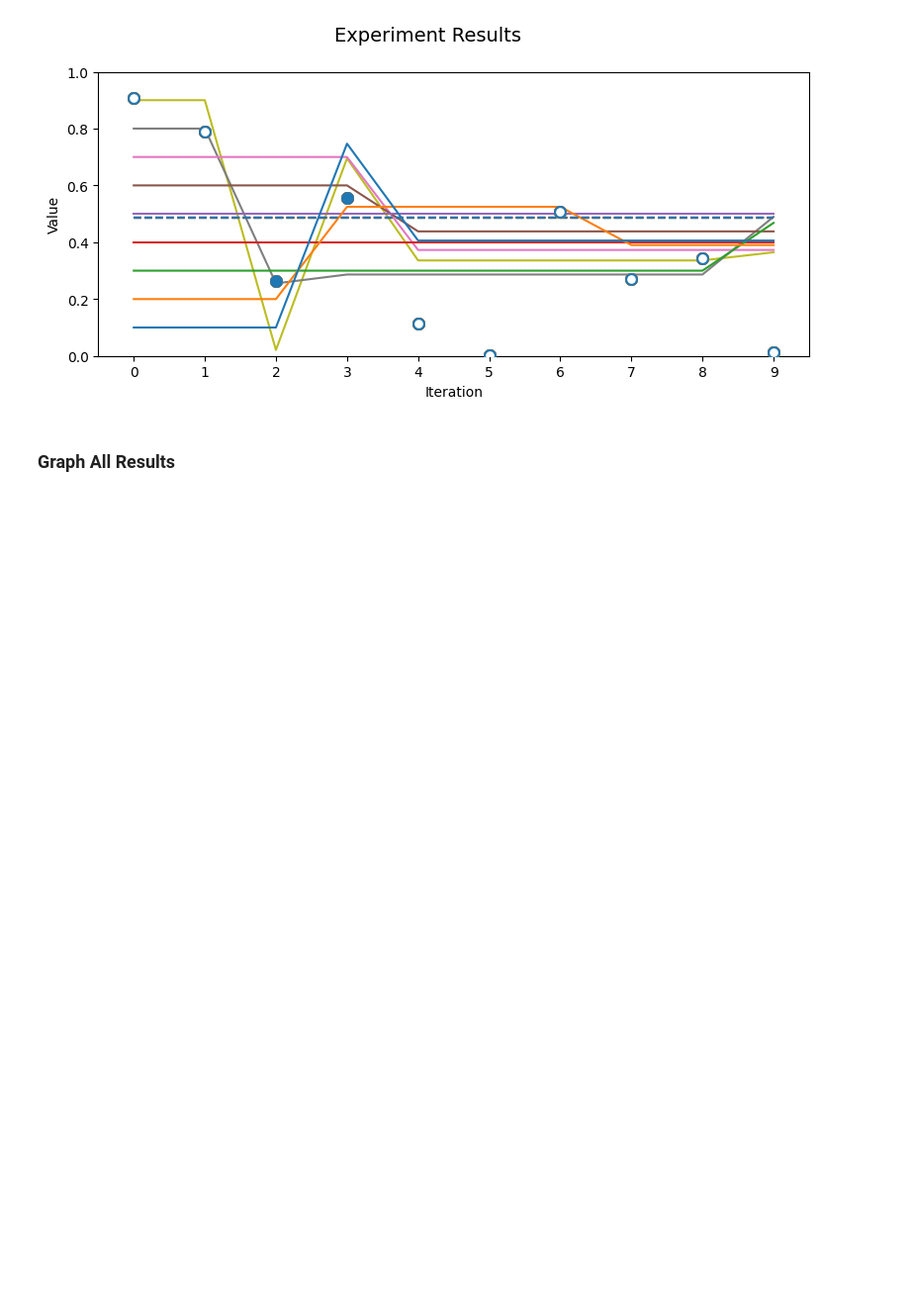
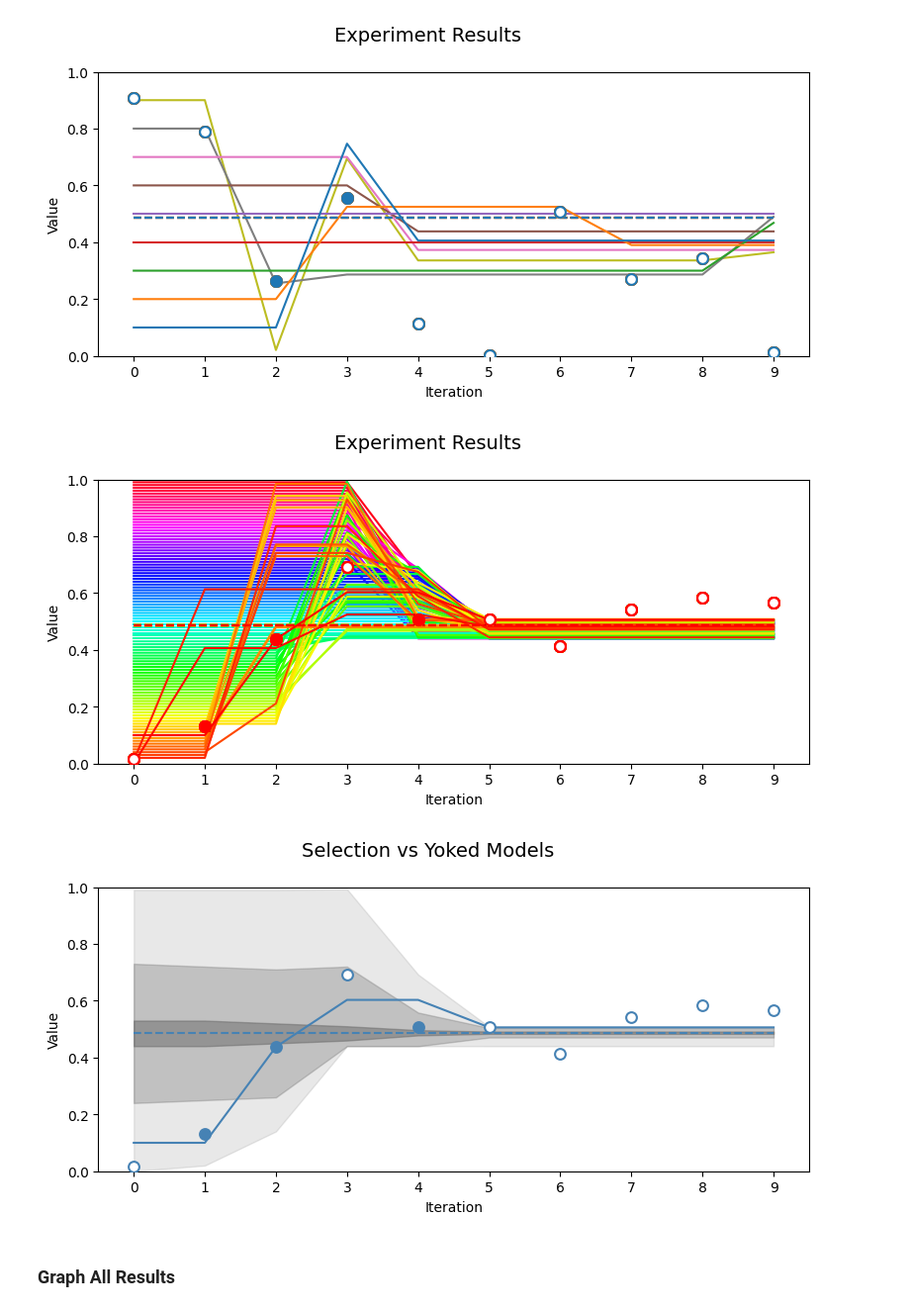
Before and after one commit to rhit-mierowir/SequentialHypothesisTestingModel, a Jupyter notebook: src/run_model.ipynb, the cells around one changed output. Shown at 99% size. Cells and saved outputs as stored; diff of their text form; code cells hidden in the pictures; blank space fills up the shorter version.

```diff
--- a/src/run_model.ipynb
+++ b/src/run_model.ipynb
@@ -526,6 +615,39 @@ results = run_experiment(
 plot_experiment_results(results, vertical=False, shared=True)
 # %% [output]
 [figure]
+# %%
+models = [
+    ReplaceWhenWrong_HypothesisBank(
+        history=(_hst:=HistoryManager(max_memory_length=None)),
+        updater= UpdateConsistantWithData(data_list=_hst),
+        selector=HypothesisOffset_StimulusSelector(sampling_bias=0.1),
+        initial_hypothesis= Hypothesis(category_boundary=h)
+    )
+    for h in [0.1] + [r/100 for r in range(0,100,1)]
+]
+# models = [
+#     ReplaceWhenWrong_HypothesisBank(
+#         history=(_hst:=HistoryManager(max_memory_length=None)),
+#         updater= UpdateConsistantWithData(data_list=_hst),
+#         selector=HistoricallyInformedHypothesisOffset_StimulusSelector(sampling_bias=0.1,history=_hst),
+#         initial_hypothesis= Hypothesis(category_boundary=h)
+#     )
+#     for h in [0.1, 0.2, 0.3, 0.4, 0.5, 0.6, 0.7, 0.8, 0.9]
+# ]
+
+true_hypothesis = Hypothesis(0.4873)
+
+results = run_experiment(
+    models=models,
+    true_hypothesis=true_hypothesis,
+    num_iterations=10
+)
+plot_experiment_results(results, vertical=False, shared=True)
+plot_experiment_results_yoked_vs_selection(results, vertical=False,
+                                           show_full_range=True, show_middle_quartiles=True, show_top_10=True)
+# %% [output]
+[figure, added]
+[figure, added]
 # %% [markdown]
 ### Graph All Results
 # %%
```
Also changed, not shown: parts of 4 cells of this notebook.
